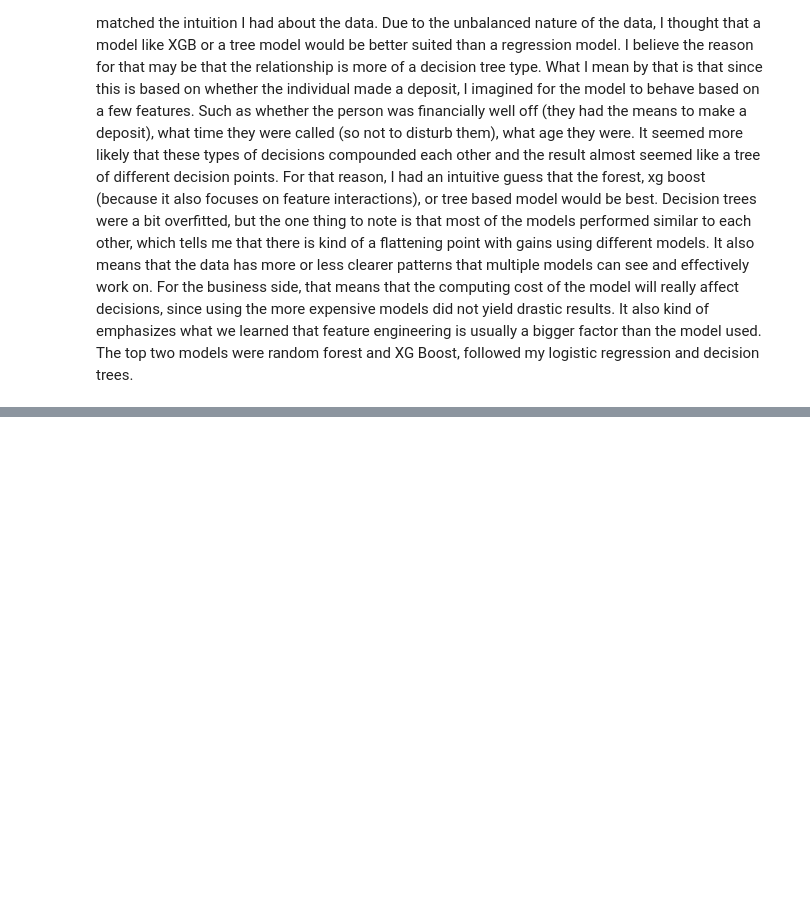
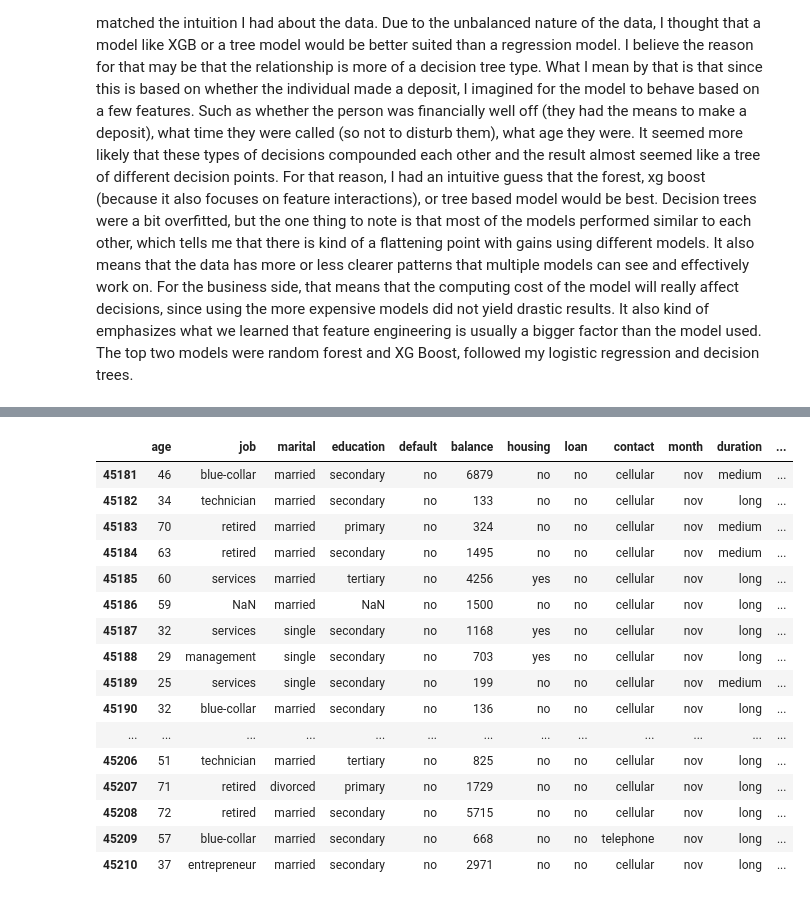
Before and after one commit to ismail-memon-123/CS_5262_ML, a Jupyter notebook: ML_model.ipynb, the cells around one changed output, grey strips where cells are left out. Saved outputs shown, nothing was run; the diff lists cells and outputs as text; code cells hidden in the pictures; blank space fills up the shorter version.

```diff
--- a/ML_model.ipynb
+++ b/ML_model.ipynb
@@ -788,0 +942,25 @@ Based on the classification reports, XG Boost performed slightly better than all
+# %%
+# Feature 2 (in isolation)
+# Drop was_contacted_before
+data = data.drop(['was_contacted_before'], axis=1)
+#Split duration make it very brief if under 15, brief from 15 to 60, medium from 60 to 180 and long above 180
+data['duration'] = pd.cut(data['duration'], bins=[0, 15, 60, 180, float('inf')], labels=['very_brief', 'brief', 'medium', 'long'])
+data.tail(30)
+# %% [output]
+|  | age | job | marital | education | default | balance | housing | loan | contact | month | duration | ... |
+| 45181 | 46 | blue-collar | married | secondary | no | 6879 | no | no | cellular | nov | medium | ... |
+| 45182 | 34 | technician | married | secondary | no | 133 | no | no | cellular | nov | long | ... |
+| 45183 | 70 | retired | married | primary | no | 324 | no | no | cellular | nov | medium | ... |
+| 45184 | 63 | retired | married | secondary | no | 1495 | no | no | cellular | nov | medium | ... |
+| 45185 | 60 | services | married | tertiary | no | 4256 | yes | no | cellular | nov | long | ... |
+| 45186 | 59 | NaN | married | NaN | no | 1500 | no | no | cellular | nov | long | ... |
+| 45187 | 32 | services | single | secondary | no | 1168 | yes | no | cellular | nov | long | ... |
+| 45188 | 29 | management | single | secondary | no | 703 | yes | no | cellular | nov | long | ... |
+| 45189 | 25 | services | single | secondary | no | 199 | no | no | cellular | nov | medium | ... |
+| 45190 | 32 | blue-collar | married | secondary | no | 136 | no | no | cellular | nov | long | ... |
+| ... | ... | ... | ... | ... | ... | ... | ... | ... | ... | ... | ... | ... |
+| 45206 | 51 | technician | married | tertiary | no | 825 | no | no | cellular | nov | long | ... |
+| 45207 | 71 | retired | divorced | primary | no | 1729 | no | no | cellular | nov | long | ... |
+| 45208 | 72 | retired | married | secondary | no | 5715 | no | no | cellular | nov | long | ... |
+| 45209 | 57 | blue-collar | married | secondary | no | 668 | no | no | telephone | nov | long | ... |
+| 45210 | 37 | entrepreneur | married | secondary | no | 2971 | no | no | cellular | nov | long | ... |
```
Also changed, not shown: parts of 21 cells of this notebook.
